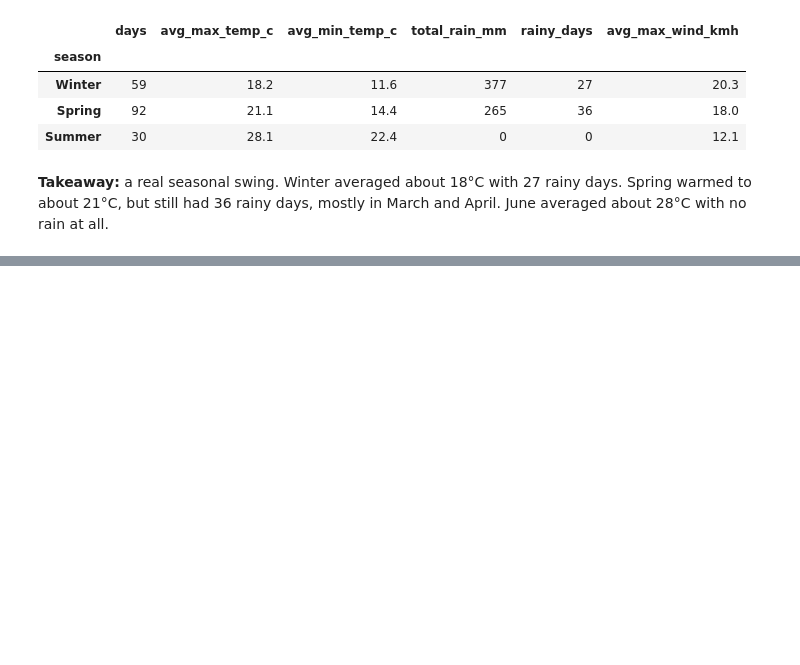
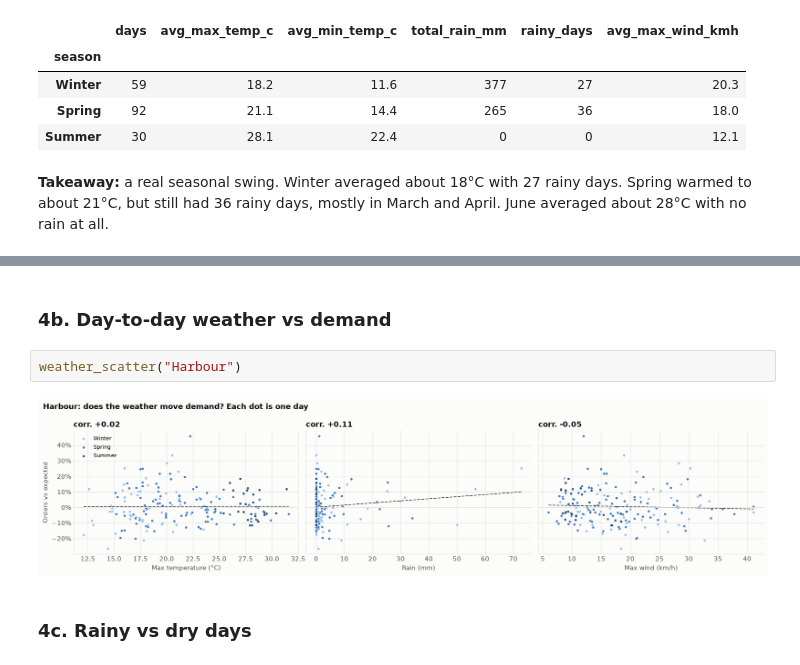
Before and after one commit to marwamansour256-lab/EECE490-Hackathon, a Jupyter notebook: notebooks/05_weather.ipynb, the cells around one changed output, grey strips where cells are left out. Cells and saved outputs as stored; diff of their text form; blank space fills up the shorter version.

```diff
--- a/notebooks/05_weather.ipynb
+++ b/notebooks/05_weather.ipynb
@@ -397,0 +290,8 @@ To change the seasons (for example astronomical seasons, with winter until Mar 1
+# %% [markdown]
+### 4b. Day-to-day weather vs demand
+# %%
+weather_scatter("Harbour")
+# %% [output]
+[figure, added]
+# %% [markdown]
+### 4c. Rainy vs dry days
```
Also changed, not shown: parts of 59 cells of this notebook.
